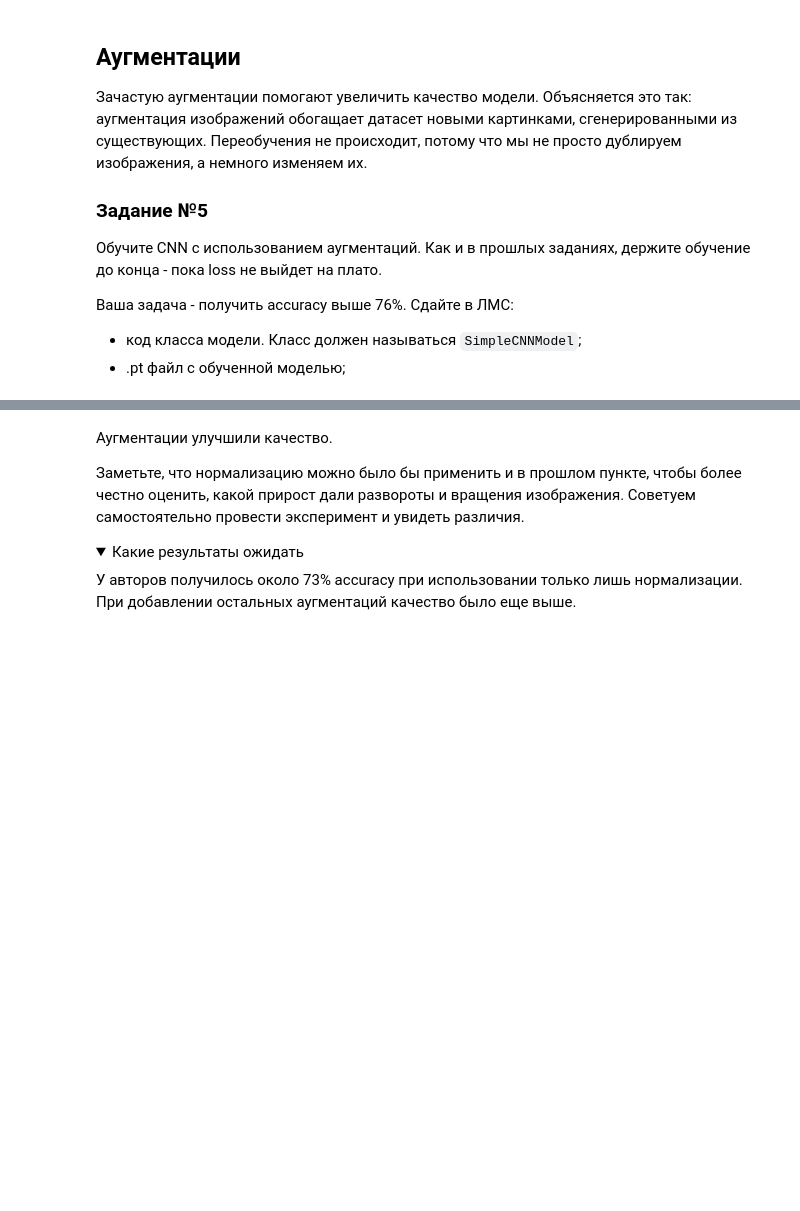
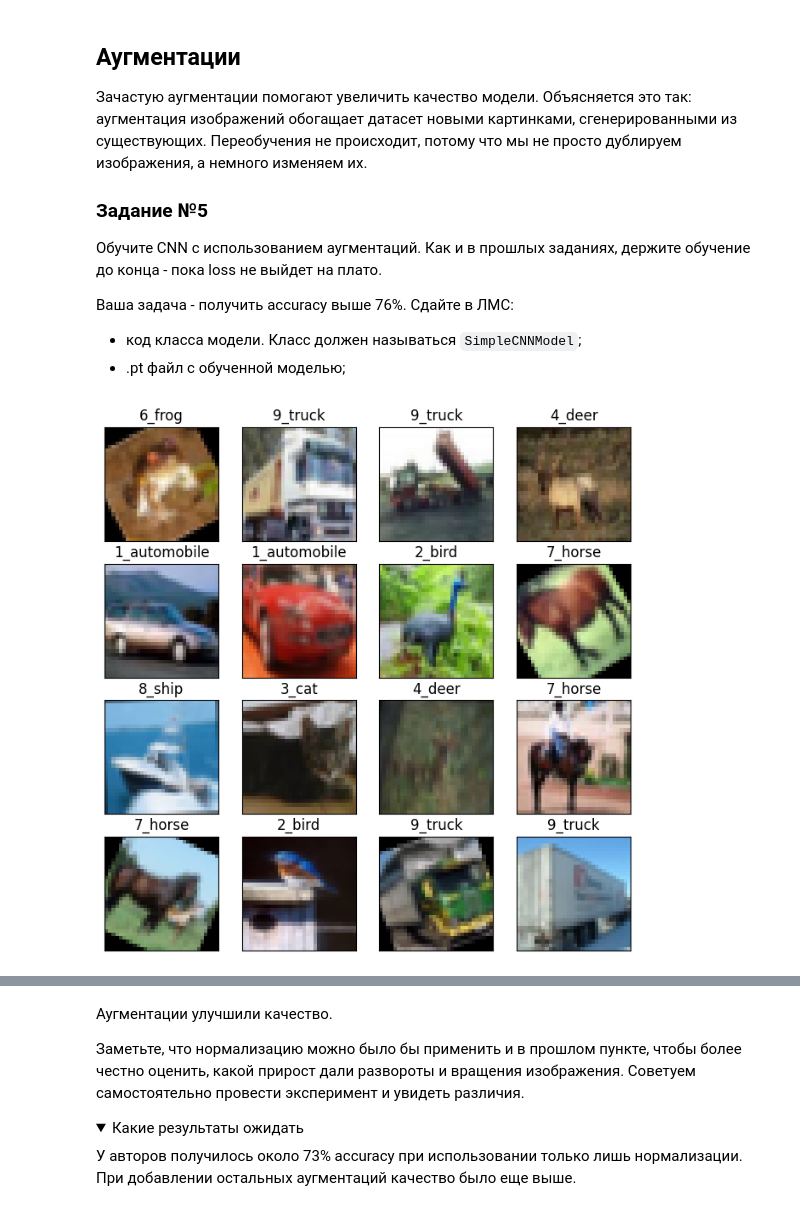
Before and after one commit to AndreyKurdyubov/Karpov.courses_DL, a Jupyter notebook: Base_DL/hw4-student.ipynb, the cells around one changed output, grey strips where cells are left out. Drawn from its saved outputs; the diff is of its cells as text; code cells hidden in the pictures; folded sections open; blank space fills up the shorter version.

```diff
--- a/Base_DL/hw4-student.ipynb
+++ b/Base_DL/hw4-student.ipynb
@@ -718,0 +913,48 @@ transforms = A.Compose([
+# %%
+# Посмотрим на dataset
+
+import matplotlib.pyplot as plt
+import numpy as np
+X_train = train_dataset
+
+# денормализация изображения
+def denormalize(tensor, mean, std):
+    """
+    Денормализует тензор для визуализации
+        Args:
+        tensor: torch.Tensor shape (C, H, W) в формате после нормализации
+        mean: список средних значений для каждого канала
+        std: список стандартных отклонений
+    """
+    # Копируем, чтобы не изменять оригинал
+    img = tensor.clone()
+
+    # Денормализация: img = img * std + mean
+    for c in range(3):
+        img[c] = img[c] * std[c] + mean[c]
+
+    # Переводим в numpy и меняем порядок осей (C, H, W) -> (H, W, C)
+    img = img.numpy().transpose(1, 2, 0)
+
+    # Обрезаем до [0, 1] для безопасного отображения
+    img = np.clip(img, 0, 1)
+    return img
+
+# визуализируем данные
+classes = X_train.classes
+# параметры нормализации
+mean = [0.4914, 0.4822, 0.4465]
+std = [0.2470, 0.2435, 0.2616]
+
+n = 4
+fig, ax = plt.subplots(n, n, figsize=(8, 8))
+for row in range(n):
+    for col in range(n):
+        idx = n*row + col
+        image, label = X_train[idx]
+        ax[row][col].imshow(denormalize(image, mean, std))
+        ax[row][col].set_title(f"{label}_{classes[label]}")
+        ax[row][col].set_xticks([])
+        ax[row][col].set_yticks([])
+# %% [output]
+[figure, added]
```
Also changed, not shown: parts of 15 cells of this notebook.
